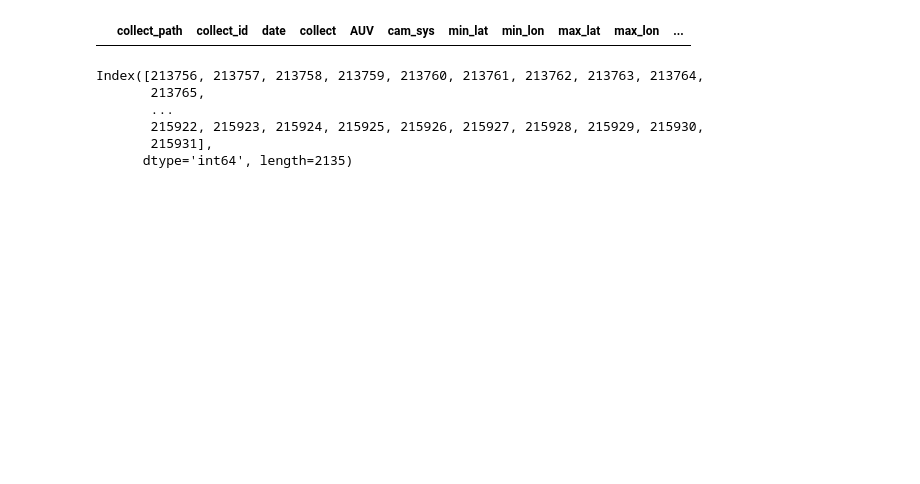
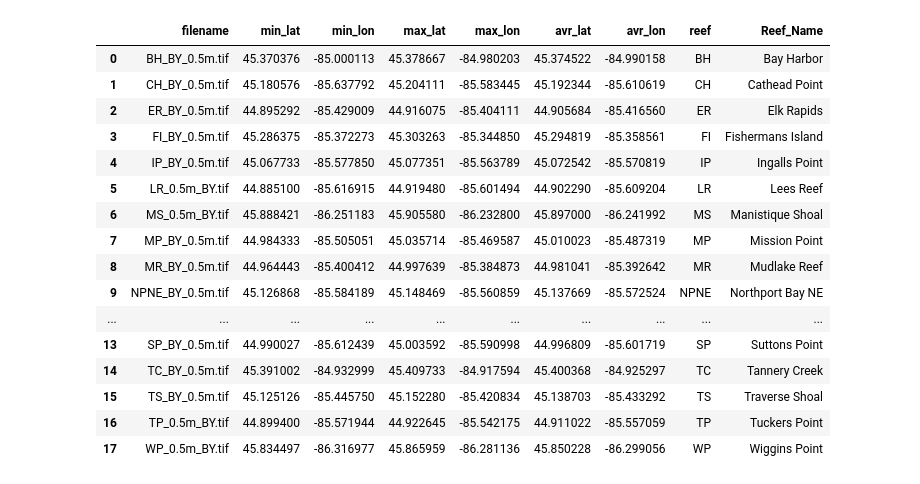
Before and after one commit to ajgeglio/Indexing-and-Slicing, a Jupyter notebook: mapping_reefs.ipynb, the cells around one changed output. Drawn from its saved outputs; the diff is of its cells as text; code cells hidden in the pictures; blank space fills up the shorter version.

Commit message:
new reefs

```diff
--- a/mapping_reefs.ipynb
+++ b/mapping_reefs.ipynb
@@ -10,17 +11,9 @@ import shutil
-# %%
-def list_files(filepath, filetype):
-   paths = []
-   for root, dirs, files in os.walk(filepath):
-      for file in files:
-         if file.lower().endswith(filetype.lower()):
-            paths.append(os.path.join(root, file))
-   return(paths)
 # %%
-tif_files = list_files(r"C:\Users\ageglio\OneDrive - DOI\Documents - Reef Mapping\Data Release", 'tif')
+tif_files = list_files(r"C:\Users\ageglio\OneDrive - DOI\Documents - Reef Mapping\Data Release\NLM_DataRelease", 'tif')
 # further sorting of file search
-tif_files = [re.findall('.*assif.*', i) for i in tif_files]
+tif_files = [re.findall('.*_BY_0.5m.tif', i) for i in tif_files] + [re.findall('.*0.5m_BY.tif', i) for i in tif_files]
 # tif_files = [re.findall('.*Classified.*', i) for i in tif_files]
 tif_files = list(set([item for sublist in tif_files for item in sublist]))
 tif_files.sort()
-tif_files
+print(len(tif_files))
 # %% [output]
@@ -89,29 +20,0 @@ reef_overlap_df.to_csv("Reef_tif_collects_overlap.csv")
-# %%
-reef_overlap(lees_reef.loc[0], df_collects)
-# %% [output]
-|  | collect_path | collect_id | date | collect | AUV | cam_sys | min_lat | min_lon | max_lat | max_lon | ... |
-# %%
-df_unp = pd.read_csv('all_unpacked_images_metadata.csv', index_col=0, low_memory=False)
-df_unp_u = df_unp[~df_unp.Usability.isin(["Unusable","unusable"])]
-## BayHarbor
-imgs_BayHarbor = df_unp_u[df_unp_u.collect_id.isin(BayHarbor_df.collect_id.values)].index
-## ElkRapids
-imgs_ElkRapids = df_unp_u[df_unp_u.collect_id.isin(ElkRapids_df.collect_id.values)].index
-## FishermansIsland
-imgs_FishermansIsland = df_unp_u[df_unp_u.collect_id.isin(FishermansIsland_df.collect_id.values)].index
-## IngallsPoint
-imgs_IngallsPoint = df_unp_u[df_unp_u.collect_id.isin(IngallsPoint_df.collect_id.values)].index
-## MissionPeninsula
-imgs_MissionPeninsula = df_unp_u[df_unp_u.collect_id.isin(MissionPeninsula_df.collect_id.values)].index
-## TanneryCreek
-imgs_TanneryCreek = df_unp_u[df_unp_u.collect_id.isin(TanneryCreek_df.collect_id.values)].index
-## TraverseShoal
-imgs_TraverseShoal = df_unp_u[df_unp_u.collect_id.isin(TraverseShoal_df.collect_id.values)].index
-imgs_BayHarbor
-# %% [output]
-Index([213756, 213757, 213758, 213759, 213760, 213761, 213762, 213763, 213764,
-       213765,
-       ...
-       215922, 215923, 215924, 215925, 215926, 215927, 215928, 215929, 215930,
-       215931],
-      dtype='int64', length=2135)
@@ -152,0 +21,29 @@ copy_imgs_2_drive(df_unp, group_idx, dest_folder = dest)
+# %%
+# 7, 8, 9
+reef_dict = {"BH": "Bay Harbor", "CH": "Cathead Point", "ER": "Elk Rapids", "FI": "Fishermans Island", "IP":"Ingalls Point",
+             "LR": "Lees Reef", "MS": "Manistique Shoal", "MP": "Mission Point", "MR":"Mudlake Reef", "NPNE": "Northport Bay NE",
+             "NPNW":"Northport Bay NW", "NPS":"Northport Bay S", "NP": "Northport Point", "SP": "Suttons Point",
+             "TC":"Tannery Creek", "TS":"Traverse Shoal", "TP":"Tuckers Point", "WP": "Wiggins Point"}
+df_tiffs = get_coordinates().return_min_max_tif_df(tif_files)
+df_tiffs = df_tiffs.drop_duplicates(subset="reef").reset_index(drop=True)
+df_tiffs["Reef_Name"] = df_tiffs.reef.apply(lambda x: reef_dict[x])
+df_tiffs.to_csv("reef_coordinates.csv")
+df_tiffs # 18 reefs
+# %% [output]
+|  | filename | min_lat | min_lon | max_lat | max_lon | avr_lat | avr_lon | reef | Reef_Name |
+| 0 | BH_BY_0.5m.tif | 45.370376 | -85.000113 | 45.378667 | -84.980203 | 45.374522 | -84.990158 | BH | Bay Harbor |
+| 1 | CH_BY_0.5m.tif | 45.180576 | -85.637792 | 45.204111 | -85.583445 | 45.192344 | -85.610619 | CH | Cathead Point |
+| 2 | ER_BY_0.5m.tif | 44.895292 | -85.429009 | 44.916075 | -85.404111 | 44.905684 | -85.416560 | ER | Elk Rapids |
+| 3 | FI_BY_0.5m.tif | 45.286375 | -85.372273 | 45.303263 | -85.344850 | 45.294819 | -85.358561 | FI | Fishermans Island |
+| 4 | IP_BY_0.5m.tif | 45.067733 | -85.577850 | 45.077351 | -85.563789 | 45.072542 | -85.570819 | IP | Ingalls Point |
+| 5 | LR_0.5m_BY.tif | 44.885100 | -85.616915 | 44.919480 | -85.601494 | 44.902290 | -85.609204 | LR | Lees Reef |
+| 6 | MS_0.5m_BY.tif | 45.888421 | -86.251183 | 45.905580 | -86.232800 | 45.897000 | -86.241992 | MS | Manistique Shoal |
+| 7 | MP_BY_0.5m.tif | 44.984333 | -85.505051 | 45.035714 | -85.469587 | 45.010023 | -85.487319 | MP | Mission Point |
+| 8 | MR_BY_0.5m.tif | 44.964443 | -85.400412 | 44.997639 | -85.384873 | 44.981041 | -85.392642 | MR | Mudlake Reef |
+| 9 | NPNE_BY_0.5m.tif | 45.126868 | -85.584189 | 45.148469 | -85.560859 | 45.137669 | -85.572524 | NPNE | Northport Bay NE |
+| ... | ... | ... | ... | ... | ... | ... | ... | ... | ... |
+| 13 | SP_BY_0.5m.tif | 44.990027 | -85.612439 | 45.003592 | -85.590998 | 44.996809 | -85.601719 | SP | Suttons Point |
+| 14 | TC_BY_0.5m.tif | 45.391002 | -84.932999 | 45.409733 | -84.917594 | 45.400368 | -84.925297 | TC | Tannery Creek |
+| 15 | TS_BY_0.5m.tif | 45.125126 | -85.445750 | 45.152280 | -85.420834 | 45.138703 | -85.433292 | TS | Traverse Shoal |
+| 16 | TP_0.5m_BY.tif | 44.899400 | -85.571944 | 44.922645 | -85.542175 | 44.911022 | -85.557059 | TP | Tuckers Point |
+| 17 | WP_0.5m_BY.tif | 45.834497 | -86.316977 | 45.865959 | -86.281136 | 45.850228 | -86.299056 | WP | Wiggins Point |
```
Also changed, not shown: parts of 16 cells of this notebook, 7 other files.
